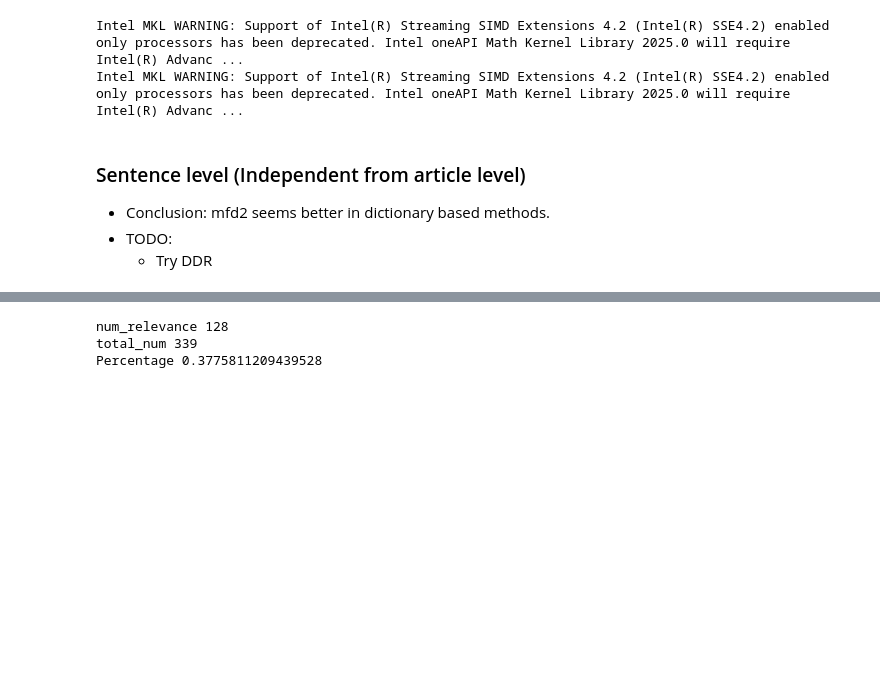
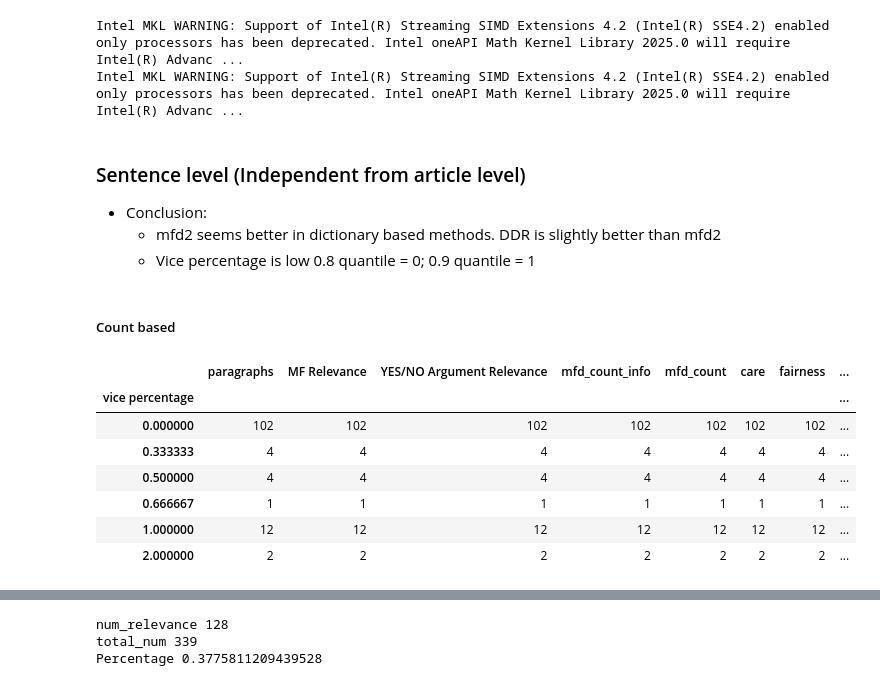
Before and after one commit to Andy-ycw/COMP90055_MFVR, a Jupyter notebook: annotation_candidate_validation.ipynb, the cells around one changed output, grey strips where cells are left out. Drawn from its saved outputs; the diff is of its cells as text; code cells hidden in the pictures; blank space fills up the shorter version.

Commit message:
Complete annotation candidate sampling methods comparison

```diff
--- a/annotation_candidate_validation.ipynb
+++ b/annotation_candidate_validation.ipynb
@@ -6,6 +6,6 @@ Intel MKL WARNING: Support of Intel(R) Streaming SIMD Extensions 4.2 (Intel(R) S
 Intel MKL WARNING: Support of Intel(R) Streaming SIMD Extensions 4.2 (Intel(R) SSE4.2) enabled only processors has been deprecated. Intel oneAPI Math Kernel Library 2025.0 will require Intel(R) Advanc ...
 # %% [markdown]
 ### Sentence level (Independent from article level)
-- Conclusion: mfd2 seems better in dictionary based methods.
-- TODO:
-    - Try DDR
+- Conclusion:
+    - mfd2 seems better in dictionary based methods. DDR is slightly better than mfd2
+    - Vice percentage is low 0.8 quantile = 0; 0.9 quantile = 1
@@ -12,3 +24,5 @@ Intel MKL WARNING: Support of Intel(R) Streaming SIMD Extensions 4.2 (Intel(R) S
+# %% [markdown]
+##### Count based
 # %%
 file_path = './data/annotaion_sample.xlsx'
 article_number = 10
@@ -35,6 +45,21 @@ for mfd_ver in mfd_vers.keys():
 
     mfd_vers[mfd_ver] = pd.concat(df_list)
     mfd_vers[mfd_ver] = mfd_vers[mfd_ver].reset_index(drop=True)
+# %%
+# Vice percentage
+df_tmp = mfd_vers['mfd']
+df_tmp['vice percentage'] = df_tmp['vice_count']/df_tmp['mfd_match_len']
+# df_tmp[df_tmp['mfd_match_len']!=0][['vice percentage']].quantile(0.8)
+df_tmp[df_tmp['mfd_match_len']!=0].groupby('vice percentage').count()
+# %% [output]
+|  | paragraphs | MF Relevance | YES/NO Argument Relevance | mfd_count_info | mfd_count | care | fairness | ... |
+| vice percentage |  |  |  |  |  |  |  | ... |
+| 0.000000 | 102 | 102 | 102 | 102 | 102 | 102 | 102 | ... |
+| 0.333333 | 4 | 4 | 4 | 4 | 4 | 4 | 4 | ... |
+| 0.500000 | 4 | 4 | 4 | 4 | 4 | 4 | 4 | ... |
+| 0.666667 | 1 | 1 | 1 | 1 | 1 | 1 | 1 | ... |
+| 1.000000 | 12 | 12 | 12 | 12 | 12 | 12 | 12 | ... |
+| 2.000000 | 2 | 2 | 2 | 2 | 2 | 2 | 2 | ... |
 # %%
 mfd_ver = 'mfd'
 df_mfd = mfd_vers[mfd_ver]
```
Also changed, not shown: parts of 15 cells of this notebook, 3 other files.
